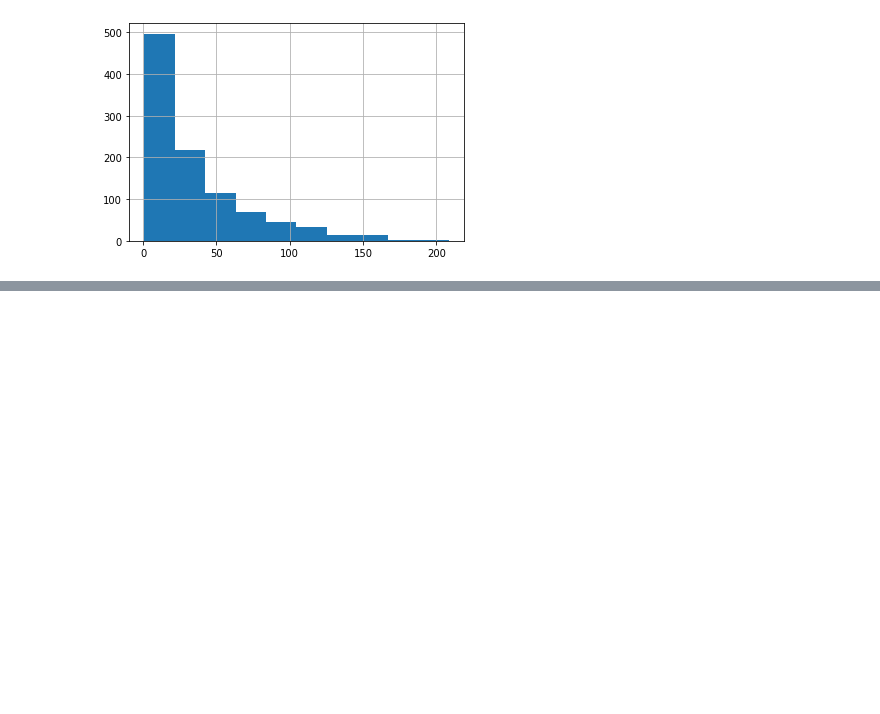
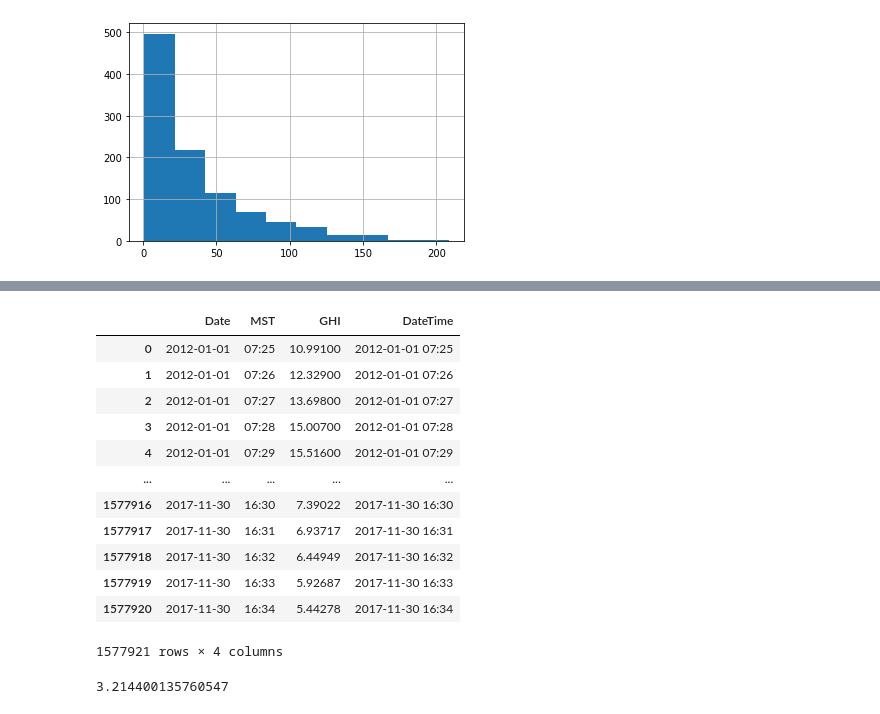
Before and after one commit to vin136/Solar-forcast, a Jupyter notebook: nbs/CSI.ipynb, the cells around one changed output, grey strips where cells are left out. Saved outputs shown, nothing was run; the diff lists cells and outputs as text; code cells hidden in the pictures; blank space fills up the shorter version.

```diff
--- a/nbs/CSI.ipynb
+++ b/nbs/CSI.ipynb
@@ -337,0 +413,18 @@ df.head()
+# %%
+df_svd = pd.read_csv(os.path.join(data_dir, 'SRRL_measurement_timeseries.csv'))
+# %%
+df_svd
+# %% [output]
+|  | Date | MST | GHI | DateTime |
+| 0 | 2012-01-01 | 07:25 | 10.99100 | 2012-01-01 07:25 |
+| 1 | 2012-01-01 | 07:26 | 12.32900 | 2012-01-01 07:26 |
+| 2 | 2012-01-01 | 07:27 | 13.69800 | 2012-01-01 07:27 |
+| 3 | 2012-01-01 | 07:28 | 15.00700 | 2012-01-01 07:28 |
+| 4 | 2012-01-01 | 07:29 | 15.51600 | 2012-01-01 07:29 |
+| ... | ... | ... | ... | ... |
+| 1577916 | 2017-11-30 | 16:30 | 7.39022 | 2017-11-30 16:30 |
+| 1577917 | 2017-11-30 | 16:31 | 6.93717 | 2017-11-30 16:31 |
+| 1577918 | 2017-11-30 | 16:32 | 6.44949 | 2017-11-30 16:32 |
+| 1577919 | 2017-11-30 | 16:33 | 5.92687 | 2017-11-30 16:33 |
+| 1577920 | 2017-11-30 | 16:34 | 5.44278 | 2017-11-30 16:34 |
+1577921 rows × 4 columns
@@ -337,0 +528,4 @@ df.head()
+# %%
+scalar.inverse_transform([[0.9]])[0][0]
+# %% [output]
+3.214400135760547
```
Also changed, not shown: parts of 38 cells of this notebook, 4 other files.
